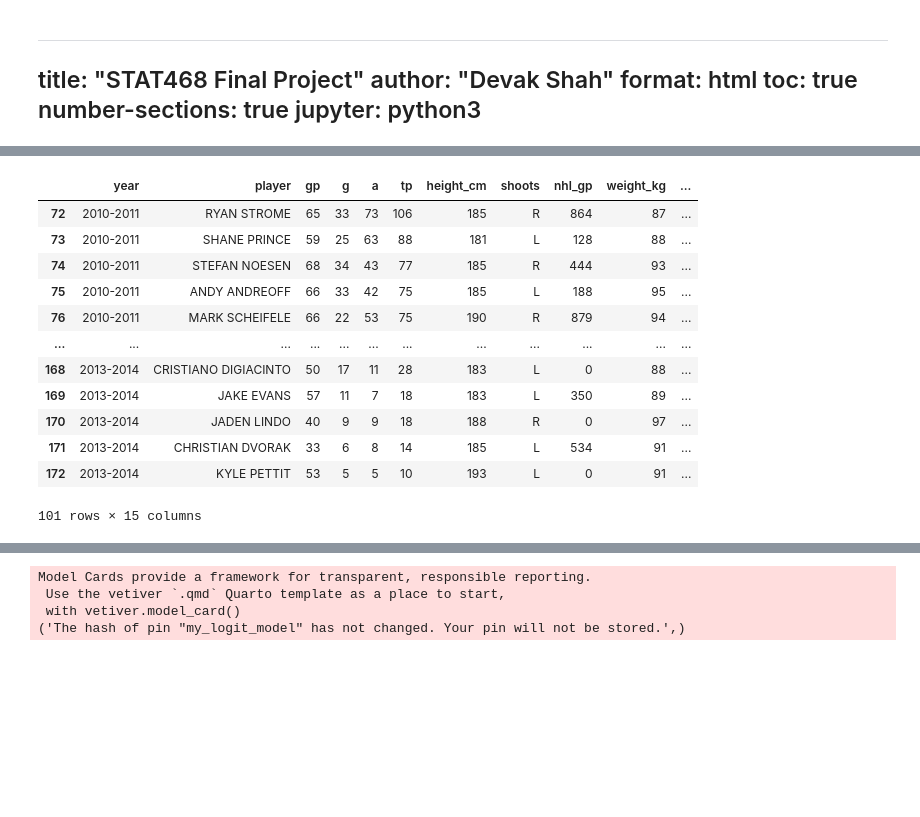
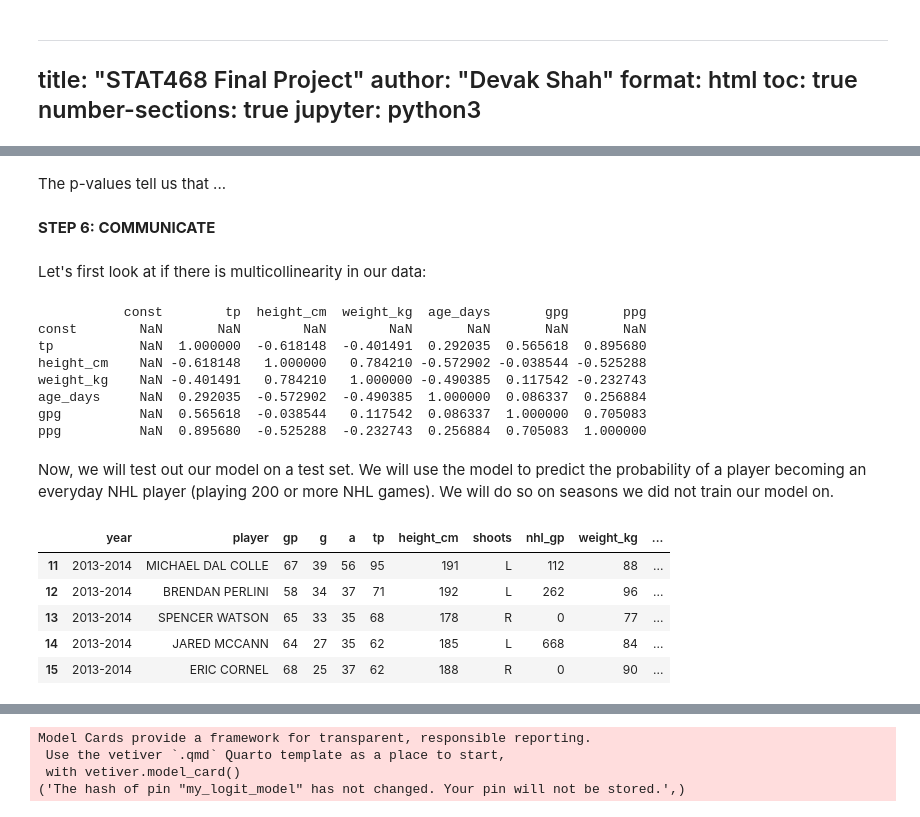
Before and after one commit to devakshah1/STAT468-Final, a Jupyter notebook: final_project_report.ipynb, the cells around one changed output, grey strips where cells are left out. Saved outputs shown, nothing was run; the diff lists cells and outputs as text; code cells hidden in the pictures; blank space fills up the shorter version.

```diff
--- a/final_project_report.ipynb
+++ b/final_project_report.ipynb
@@ -149,6 +187,4 @@ if scrape == True:
 # %%
-#SOME DATA CLEANING
-
 df = pd.read_excel(filename)
 
 #Changing the weight to a numerical variate in kg
@@ -156,24 +192,8 @@ df["weight_kg"] = df["weight"].apply(lambda x: x[:x.find(" ")])
 df["weight_kg"] = df["weight_kg"].astype(int)
 df.dtypes
 
-#Getting the age of the player at the time of draft (for simplicity, we will assume draft to be on June 30 for all years)
-
-df["draft_date"] = df["draft_year"].astype(str) + '-06-30'
-df["draft_date"] = pd.to_datetime(df["draft_date"])
-df["dob"] = pd.to_datetime(df["dob"])
-df["age_days"] = (df["draft_date"] - df["dob"])
-df["age_days"] = df["age_days"].dt.days
-
 #Can get rid of intermediate columns
-df = df.drop(["dob", "weight", "draft_year", "draft_date"], axis = 1)
-
-#Adding columns for goals/g and points/g
-df["gpg"] = df["g"] / df["gp"]
-df["ppg"] = df["tp"] / df["gp"]
-
-#Create indicator variable to measure if the player has played at least 200 nhl games
-df["Pr[GP > 200]"] = df["nhl_gp"] >= 200
-df["Pr[GP > 200]"].astype(int)
+df = df.drop(["weight"], axis = 1)
 
 #Renaming height column to height_cm for clarity
 df = df.rename(columns = {"height": "height_cm"})
@@ -194,0 +223,20 @@ df
+# %%
+#Getting the age of the player at the time of draft (for simplicity, we will assume draft to be on June 30 for all years)
+df["draft_date"] = df["draft_year"].astype(str) + '-06-30'
+df["draft_date"] = pd.to_datetime(df["draft_date"])
+df["dob"] = pd.to_datetime(df["dob"])
+df["age_days"] = (df["draft_date"] - df["dob"])
+df["age_days"] = df["age_days"].dt.days
+
+#Can get rid of intermediate columns
+df = df.drop(["draft_date", "draft_year", "dob"], axis = 1)
+
+#Adding columns for goals/g and points/g
+df["gpg"] = df["g"] / df["gp"]
+df["ppg"] = df["tp"] / df["gp"]
+
+#Create indicator variable to measure if the player has played at least 200 nhl games
+df["Pr[GP > 200]"] = df["nhl_gp"] >= 200
+df["Pr[GP > 200]"] = df["Pr[GP > 200]"].astype(int)
+
+df
@@ -196,7 +268,7 @@ df
 # X: predictors, y: binary response
 df_regress = df[df["year"].isin(["2004-2005", "2006-2007", "2007-2008", "2008-2009", "2009-2010",
                                  "2014-2015", "2015-2016", "2016-2017", "2017-2018", "2018-2019"])]
-X = df_regress[['g', 'a', 'tp', 'height_cm', 'weight_kg', 'age_days', 'gpg', 'ppg']]
+X = df_regress[['tp', 'height_cm', 'weight_kg', 'age_days', 'gpg', 'ppg']]
 X = sm.add_constant(X)  # adds intercept
 y = df_regress['Pr[GP > 200]']
 
@@ -225,23 +297,35 @@ ppg            1.4341      9.650      0.149      0.882     -17.480      20.349
+# %% [markdown]
+The p-values tell us that ...
+# %% [markdown]
+**STEP 6: COMMUNICATE**
+# %% [markdown]
+Let's first look at if there is multicollinearity in our data:
+# %%
+print(X.corr())
+# %% [output]
+           const        tp  height_cm  weight_kg  age_days       gpg       ppg
+const        NaN       NaN        NaN        NaN       NaN       NaN       NaN
+tp           NaN  1.000000  -0.618148  -0.401491  0.292035  0.565618  0.895680
+height_cm    NaN -0.618148   1.000000   0.784210 -0.572902 -0.038544 -0.525288
+weight_kg    NaN -0.401491   0.784210   1.000000 -0.490385  0.117542 -0.232743
+age_days     NaN  0.292035  -0.572902  -0.490385  1.000000  0.086337  0.256884
+gpg          NaN  0.565618  -0.038544   0.117542  0.086337  1.000000  0.705083
+ppg          NaN  0.895680  -0.525288  -0.232743  0.256884  0.705083  1.000000
+# %% [markdown]
+Now, we will test out our model on a test set. We will use the model to predict the probability of a player becoming an everyday NHL player (playing 200 or more NHL games). We will do so on seasons we did not train our model on.
 # %%
 #Testing model out
 df_test = df[df["year"].isin(["2010-2011", "2011-2012", "2012-2013", "2013-2014"])]
-X = df_test[['g', 'a', 'tp', 'height_cm', 'weight_kg', 'age_days', 'gpg', 'ppg']]
+X = df_test[['tp', 'height_cm', 'weight_kg', 'age_days', 'gpg', 'ppg']]
 X = sm.add_constant(X, has_constant='add')  # adds intercept
 
 #If regression yields a probability greater than or equal to 0.5, we will say it predicts the player will become a full-time NHL player
 df_test["pred_prob"] = result.predict(X) >= 0.5
 df_test
 # %% [output]
 |  | year | player | gp | g | a | tp | height_cm | shoots | nhl_gp | weight_kg | ... |
-| 72 | 2010-2011 | RYAN STROME | 65 | 33 | 73 | 106 | 185 | R | 864 | 87 | ... |
-| 73 | 2010-2011 | SHANE PRINCE | 59 | 25 | 63 | 88 | 181 | L | 128 | 88 | ... |
-| 74 | 2010-2011 | STEFAN NOESEN | 68 | 34 | 43 | 77 | 185 | R | 444 | 93 | ... |
-| 75 | 2010-2011 | ANDY ANDREOFF | 66 | 33 | 42 | 75 | 185 | L | 188 | 95 | ... |
-| 76 | 2010-2011 | MARK SCHEIFELE | 66 | 22 | 53 | 75 | 190 | R | 879 | 94 | ... |
-| ... | ... | ... | ... | ... | ... | ... | ... | ... | ... | ... | ... |
-| 168 | 2013-2014 | CRISTIANO DIGIACINTO | 50 | 17 | 11 | 28 | 183 | L | 0 | 88 | ... |
-| 169 | 2013-2014 | JAKE EVANS | 57 | 11 | 7 | 18 | 183 | L | 350 | 89 | ... |
-| 170 | 2013-2014 | JADEN LINDO | 40 | 9 | 9 | 18 | 188 | R | 0 | 97 | ... |
-| 171 | 2013-2014 | CHRISTIAN DVORAK | 33 | 6 | 8 | 14 | 185 | L | 534 | 91 | ... |
-| 172 | 2013-2014 | KYLE PETTIT | 53 | 5 | 5 | 10 | 193 | L | 0 | 91 | ... |
+| 11 | 2013-2014 | MICHAEL DAL COLLE | 67 | 39 | 56 | 95 | 191 | L | 112 | 88 | ... |
+| 12 | 2013-2014 | BRENDAN PERLINI | 58 | 34 | 37 | 71 | 192 | L | 262 | 96 | ... |
+| 13 | 2013-2014 | SPENCER WATSON | 65 | 33 | 35 | 68 | 178 | R | 0 | 77 | ... |
+| 14 | 2013-2014 | JARED MCCANN | 64 | 27 | 35 | 62 | 185 | L | 668 | 84 | ... |
+| 15 | 2013-2014 | ERIC CORNEL | 68 | 25 | 37 | 62 | 188 | R | 0 | 90 | ... |
-101 rows × 15 columns
```
Also changed, not shown: parts of 35 cells of this notebook.
